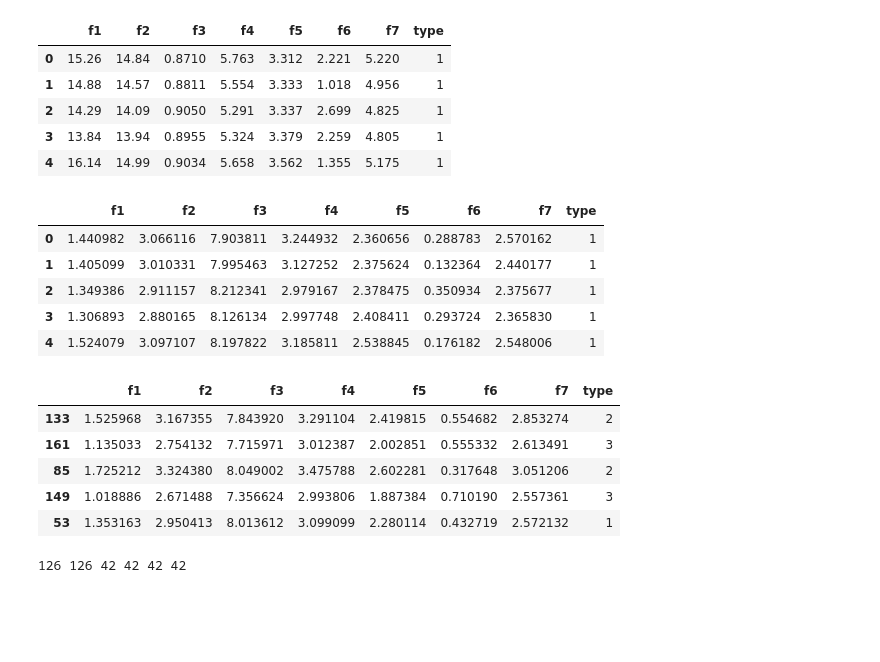
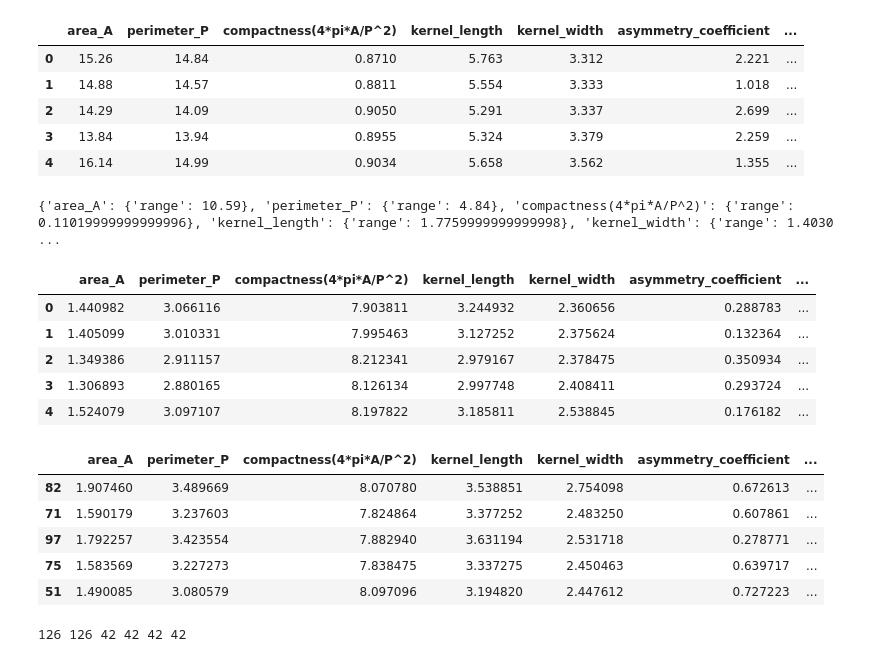
Before and after one commit to YadneshD/ai-ml, a Jupyter notebook: NNFL-project-wheat.ipynb, the cells around one changed output. Saved outputs shown, nothing was run; the diff lists cells and outputs as text; code cells hidden in the pictures; blank space fills up the shorter version.

```diff
--- a/NNFL-project-wheat.ipynb
+++ b/NNFL-project-wheat.ipynb
@@ -3,37 +3,46 @@ import pandas as pd
 import numpy as np
 from matplotlib import pyplot as plt
 # %%
-df = pd.read_csv('./modified_seeds_dataset2.txt.csv', sep="\t")
-inp_features = ["f1", "f2", "f3", "f4", "f5", "f6", "f7"]
+df = pd.read_csv('./modified_seeds_dataset.txt', sep="\t")
+inp_features = ["area_A","perimeter_P","compactness(4*pi*A/P^2)","kernel_length","kernel_width",
+                           "asymmetry_coefficient", "kernel_groove_length"] #["f1", "f2", "f3", "f4", "f5", "f6", "f7"]
 df.head()
 # %% [output]
-|  | f1 | f2 | f3 | f4 | f5 | f6 | f7 | type |
-| 0 | 15.26 | 14.84 | 0.8710 | 5.763 | 3.312 | 2.221 | 5.220 | 1 |
-| 1 | 14.88 | 14.57 | 0.8811 | 5.554 | 3.333 | 1.018 | 4.956 | 1 |
-| 2 | 14.29 | 14.09 | 0.9050 | 5.291 | 3.337 | 2.699 | 4.825 | 1 |
-| 3 | 13.84 | 13.94 | 0.8955 | 5.324 | 3.379 | 2.259 | 4.805 | 1 |
-| 4 | 16.14 | 14.99 | 0.9034 | 5.658 | 3.562 | 1.355 | 5.175 | 1 |
+|  | area_A | perimeter_P | compactness(4*pi*A/P^2) | kernel_length | kernel_width | asymmetry_coefficient | ... |
+| 0 | 15.26 | 14.84 | 0.8710 | 5.763 | 3.312 | 2.221 | ... |
+| 1 | 14.88 | 14.57 | 0.8811 | 5.554 | 3.333 | 1.018 | ... |
+| 2 | 14.29 | 14.09 | 0.9050 | 5.291 | 3.337 | 2.699 | ... |
+| 3 | 13.84 | 13.94 | 0.8955 | 5.324 | 3.379 | 2.259 | ... |
+| 4 | 16.14 | 14.99 | 0.9034 | 5.658 | 3.562 | 1.355 | ... |
+# %%
+inp_features_dict = {}
+for i in inp_features:
+    inp_features_dict[i] = {"range" : float(df[[i]].max() - df[[i]].min()) }
+
+print(inp_features_dict)
+# %% [output]
+{'area_A': {'range': 10.59}, 'perimeter_P': {'range': 4.84}, 'compactness(4*pi*A/P^2)': {'range': 0.11019999999999996}, 'kernel_length': {'range': 1.7759999999999998}, 'kernel_width': {'range': 1.4030 ...
 # %%
 scaled_df = df[inp_features].apply(lambda x:x/(x.max() - x.min()))
 scaled_df = pd.concat([scaled_df, df[["type"]]], axis = 1)
 scaled_df.head()
 # %% [output]
-|  | f1 | f2 | f3 | f4 | f5 | f6 | f7 | type |
-| 0 | 1.440982 | 3.066116 | 7.903811 | 3.244932 | 2.360656 | 0.288783 | 2.570162 | 1 |
-| 1 | 1.405099 | 3.010331 | 7.995463 | 3.127252 | 2.375624 | 0.132364 | 2.440177 | 1 |
-| 2 | 1.349386 | 2.911157 | 8.212341 | 2.979167 | 2.378475 | 0.350934 | 2.375677 | 1 |
-| 3 | 1.306893 | 2.880165 | 8.126134 | 2.997748 | 2.408411 | 0.293724 | 2.365830 | 1 |
-| 4 | 1.524079 | 3.097107 | 8.197822 | 3.185811 | 2.538845 | 0.176182 | 2.548006 | 1 |
+|  | area_A | perimeter_P | compactness(4*pi*A/P^2) | kernel_length | kernel_width | asymmetry_coefficient | ... |
+| 0 | 1.440982 | 3.066116 | 7.903811 | 3.244932 | 2.360656 | 0.288783 | ... |
+| 1 | 1.405099 | 3.010331 | 7.995463 | 3.127252 | 2.375624 | 0.132364 | ... |
+| 2 | 1.349386 | 2.911157 | 8.212341 | 2.979167 | 2.378475 | 0.350934 | ... |
+| 3 | 1.306893 | 2.880165 | 8.126134 | 2.997748 | 2.408411 | 0.293724 | ... |
+| 4 | 1.524079 | 3.097107 | 8.197822 | 3.185811 | 2.538845 | 0.176182 | ... |
 # %%
 from sklearn.utils import shuffle
 scaled_df = shuffle(scaled_df)
 scaled_df.head()
 # %% [output]
-|  | f1 | f2 | f3 | f4 | f5 | f6 | f7 | type |
-| 133 | 1.525968 | 3.167355 | 7.843920 | 3.291104 | 2.419815 | 0.554682 | 2.853274 | 2 |
-| 161 | 1.135033 | 2.754132 | 7.715971 | 3.012387 | 2.002851 | 0.555332 | 2.613491 | 3 |
-| 85 | 1.725212 | 3.324380 | 8.049002 | 3.475788 | 2.602281 | 0.317648 | 3.051206 | 2 |
-| 149 | 1.018886 | 2.671488 | 7.356624 | 2.993806 | 1.887384 | 0.710190 | 2.557361 | 3 |
-| 53 | 1.353163 | 2.950413 | 8.013612 | 3.099099 | 2.280114 | 0.432719 | 2.572132 | 1 |
+|  | area_A | perimeter_P | compactness(4*pi*A/P^2) | kernel_length | kernel_width | asymmetry_coefficient | ... |
+| 82 | 1.907460 | 3.489669 | 8.070780 | 3.538851 | 2.754098 | 0.672613 | ... |
+| 71 | 1.590179 | 3.237603 | 7.824864 | 3.377252 | 2.483250 | 0.607861 | ... |
+| 97 | 1.792257 | 3.423554 | 7.882940 | 3.631194 | 2.531718 | 0.278771 | ... |
+| 75 | 1.583569 | 3.227273 | 7.838475 | 3.337275 | 2.450463 | 0.639717 | ... |
+| 51 | 1.490085 | 3.080579 | 8.097096 | 3.194820 | 2.447612 | 0.727223 | ... |
 # %%
 from sklearn.model_selection import train_test_split
```
Also changed, not shown: parts of 14 cells of this notebook, 11 other files.
